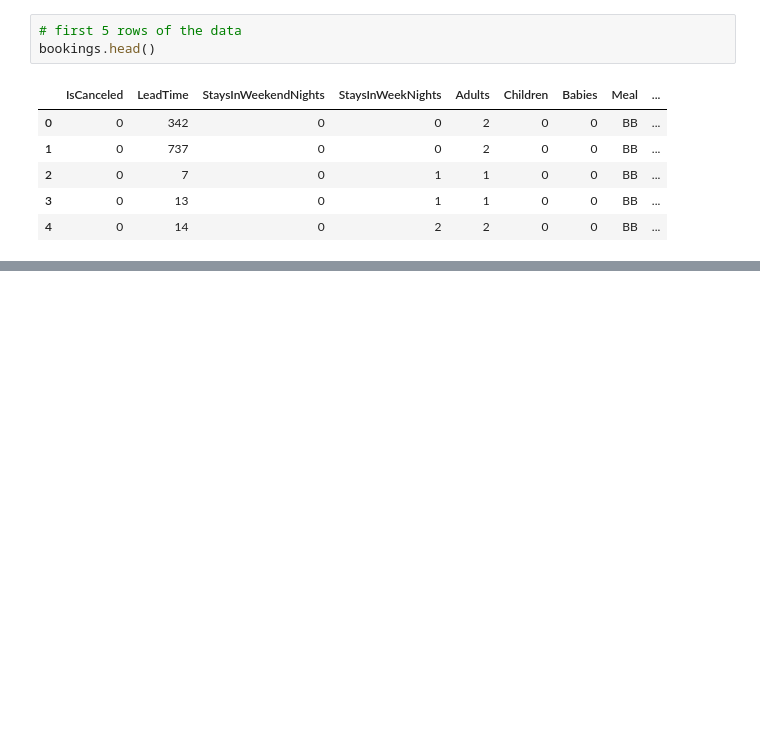
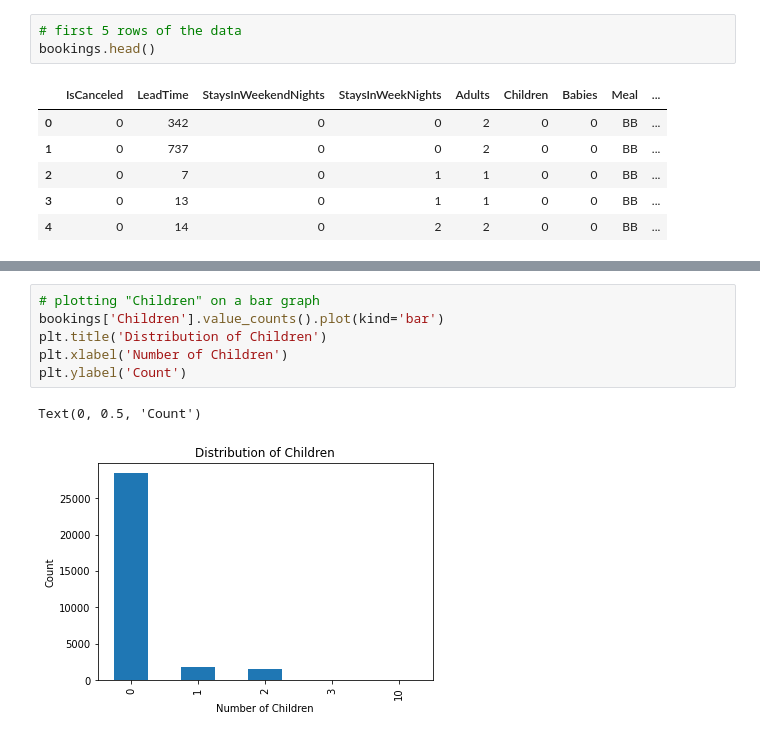
Before and after one commit to chaithrakc/hotel-booking-cancellation-prediction, a Jupyter notebook: src/Hotel Booking Cancellation Prediction.ipynb, the cells around one changed output, grey strips where cells are left out. Drawn from its saved outputs; the diff is of its cells as text; blank space fills up the shorter version.

```diff
--- a/src/Hotel Booking Cancellation Prediction.ipynb
+++ b/src/Hotel Booking Cancellation Prediction.ipynb
@@ -118,0 +169,9 @@ Name: CustomerType, dtype: int64
+# %%
+# plotting "Children" on a bar graph
+bookings['Children'].value_counts().plot(kind='bar')
+plt.title('Distribution of Children')
+plt.xlabel('Number of Children')
+plt.ylabel('Count')
+# %% [output]
+Text(0, 0.5, 'Count')
+[figure, added]
```
Also changed, not shown: parts of 41 cells of this notebook.
